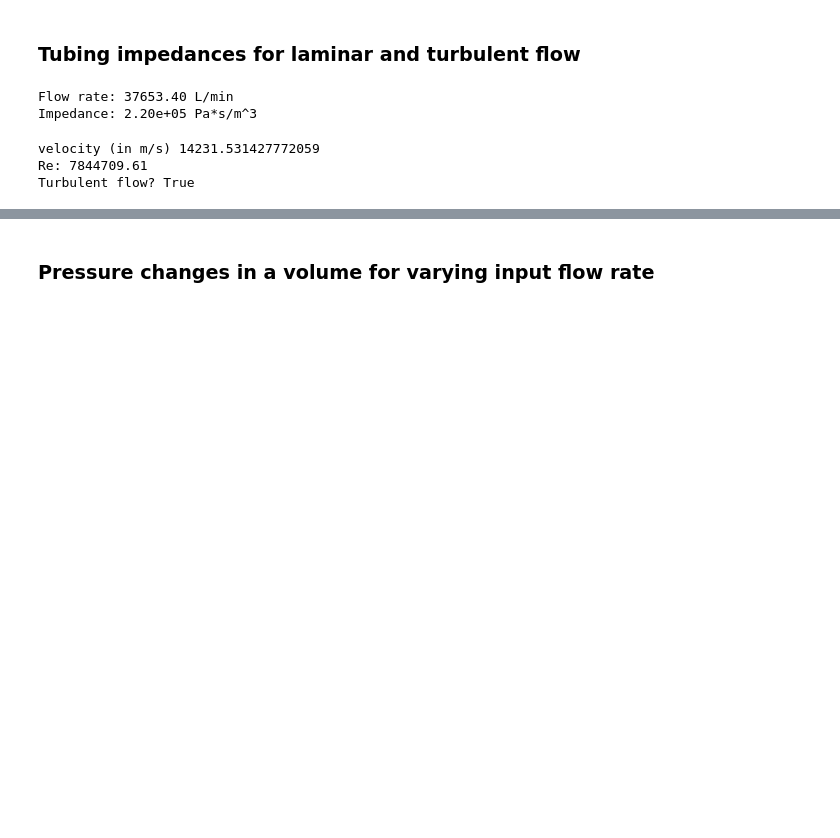
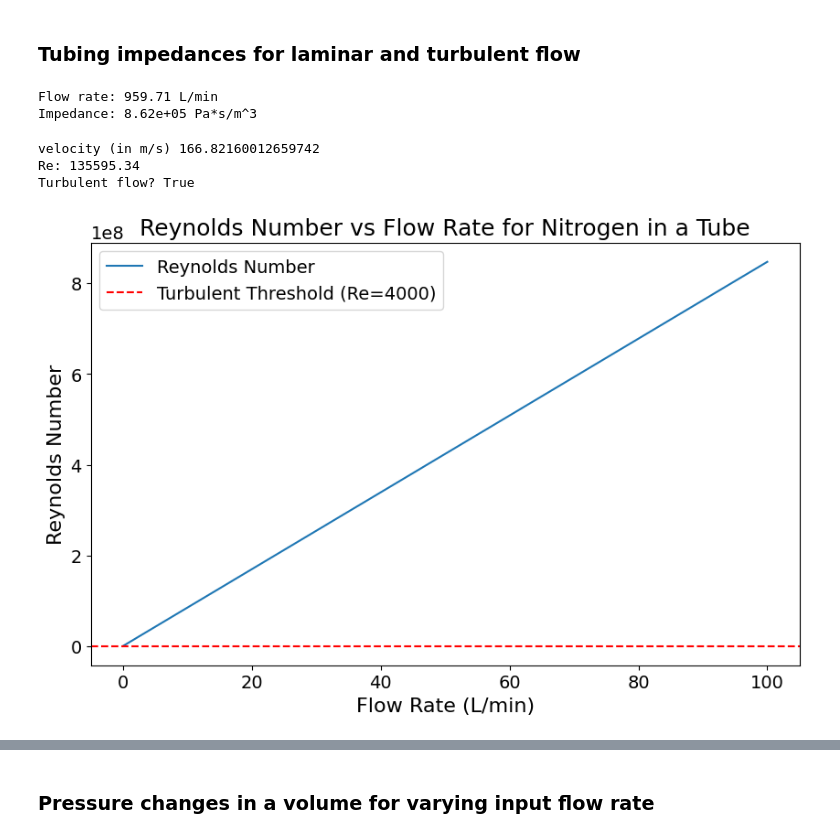
Before and after one commit to ncail/fluid-dyanamics, a Jupyter notebook: fluid_dynamics_equations.ipynb, the cells around one changed output, grey strips where cells are left out. Drawn from its saved outputs; the diff is of its cells as text; code cells hidden in the pictures; blank space fills up the shorter version.

```diff
--- a/fluid_dynamics_equations.ipynb
+++ b/fluid_dynamics_equations.ipynb
@@ -223,13 +246,13 @@ def std_sub_critical_gas_flow(
 # %%
 # For laminar flow, calculate impedance and flow rate for tube at a given differential pressure (dP)
 
-# Tube diameter and length
-d = 0.295 * inch_to_meter
+# Tube inner diameter and length
+d = 0.435 * inch_to_meter
 r = d/2
-l = 1  # in meters
+l = 18.55  # in meters
 
 # Pressure drop (dP) across tube in Pascals
-dp = 20 * psi_to_pa
+dp = 2 * psi_to_pa
 
 flow, impedance = calculate_hagen_poiseuille(dp, r, l, MU)
 flow_lpm = flow * m3s_to_lpm
@@ -237,21 +260,36 @@ flow_lpm = flow * m3s_to_lpm
 print(f"Flow rate: {flow_lpm:.2f} L/min")
 print(f"Impedance: {impedance:.2e} Pa*s/m^3")
 # %% [output]
-Flow rate: 37653.40 L/min
-Impedance: 2.20e+05 Pa*s/m^3
+Flow rate: 959.71 L/min
+Impedance: 8.62e+05 Pa*s/m^3
 # %%
 # Calculate Reynolds number
 cross_area = calculate_cross_sectional_area(d)
 velocity = flow / cross_area
 print("velocity (in m/s)", velocity)
 
 Re, laminar = calculate_reynolds_number(RHO_STP, velocity, d, MU)
 print(f"Re: {Re:.2f}")
 print("Turbulent flow?", not laminar)
+
+# Reynolds number over a range of flow rates
+# Flow rates
+flow_rates = np.linspace(0, 100, 100)
+velocities = flow_rates / cross_area
+Reynolds_numbers = [calculate_reynolds_number(RHO_STP, v, d, MU)[0] for v in velocities]
+plt.figure(figsize=(10, 6))
+plt.plot(flow_rates, Reynolds_numbers, label='Reynolds Number')
+plt.axhline(4000, color='red', linestyle='--', label='Turbulent Threshold (Re=4000)')
+plt.xlabel('Flow Rate (L/min)')
+plt.ylabel('Reynolds Number')
+plt.title('Reynolds Number vs Flow Rate for Nitrogen in a Tube')
+plt.legend()
+plt.show()
 # %% [output]
-velocity (in m/s) 14231.531427772059
-Re: 7844709.61
+velocity (in m/s) 166.82160012659742
+Re: 135595.34
 Turbulent flow? True
+[figure, added]
 # %%
 # Friction factor for turbulent flow
 blasius = calculate_friction_factor(Re)
```
Also changed, not shown: parts of 8 cells of this notebook.
